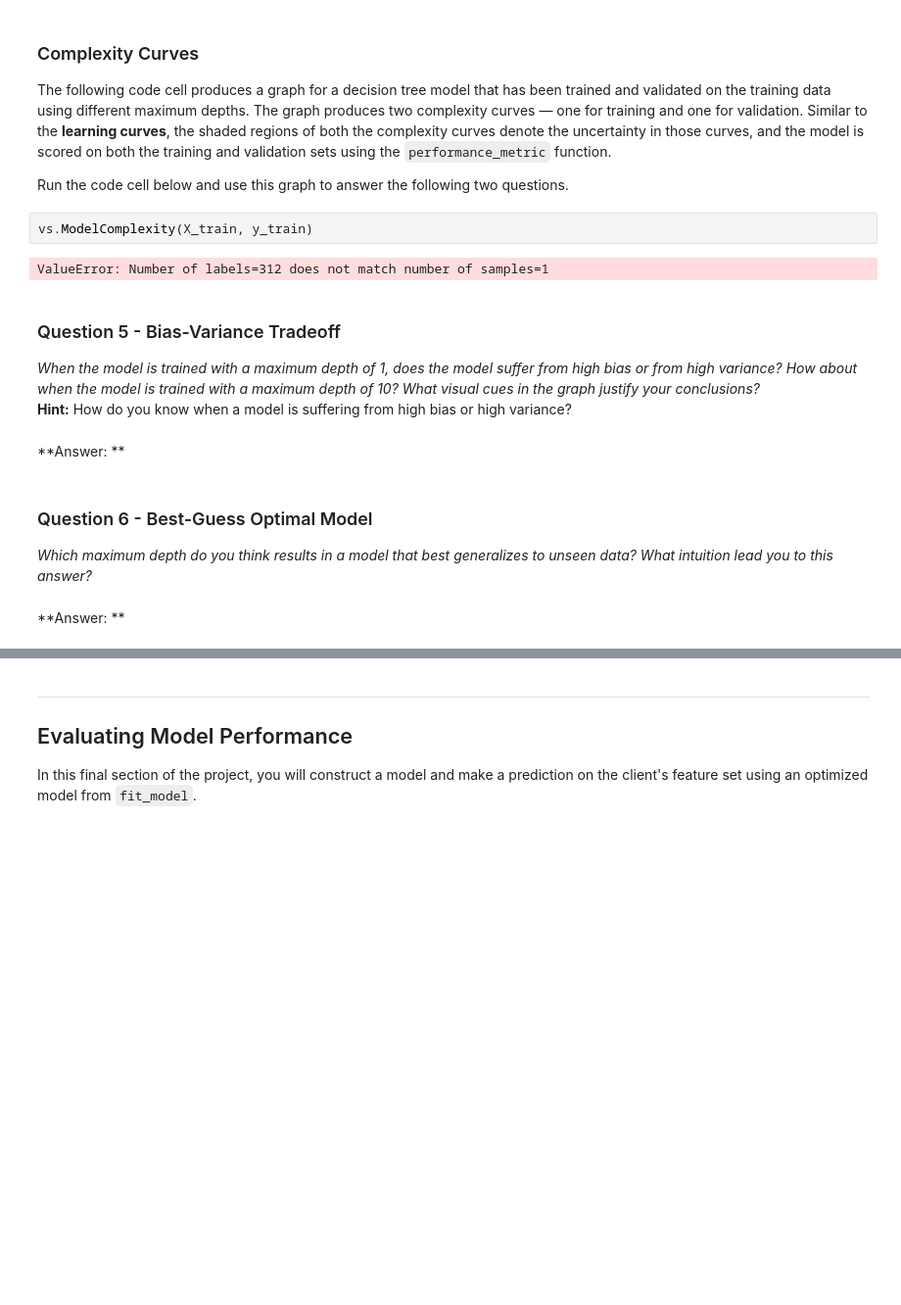
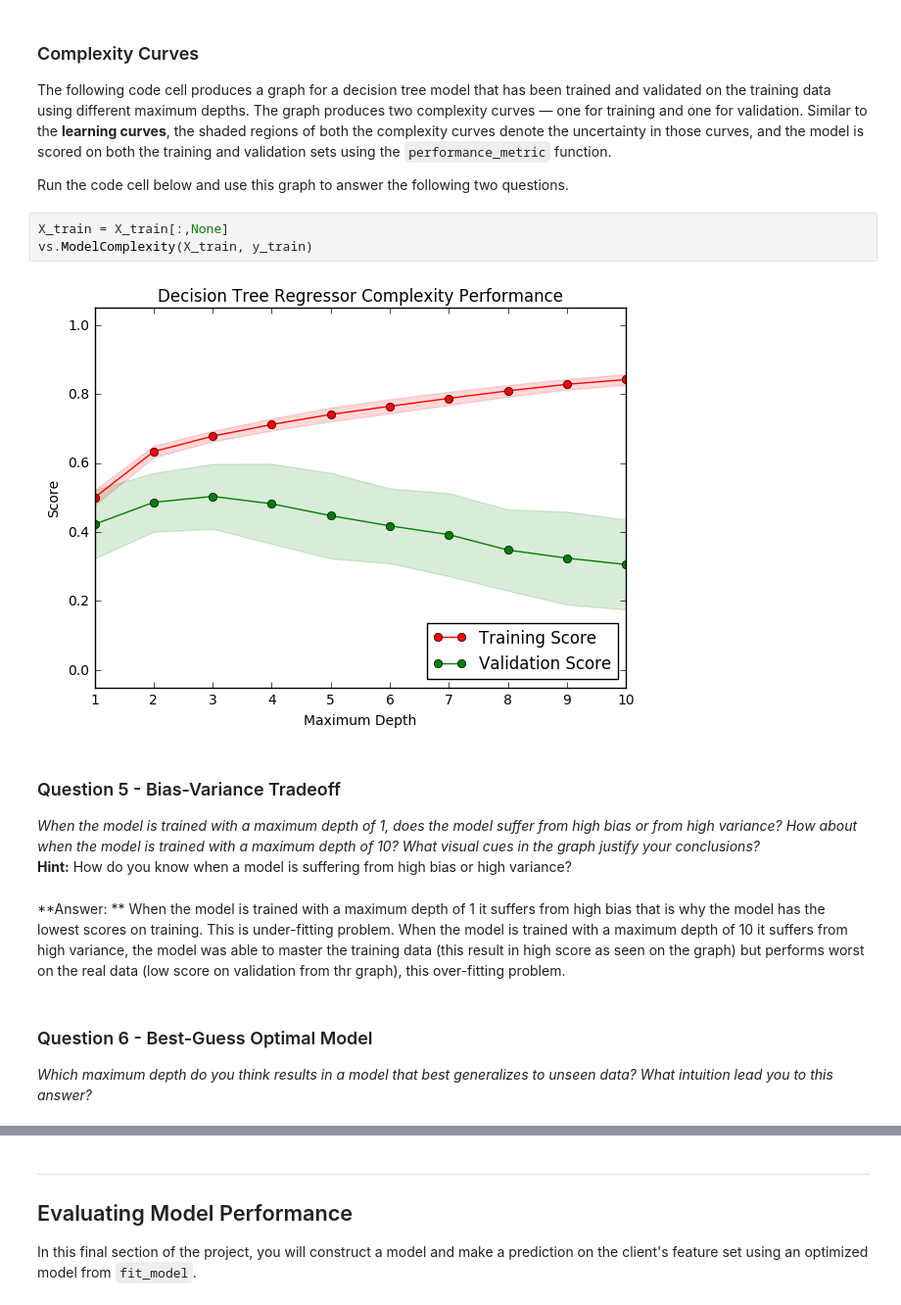
Before and after one commit to bamtak/udacity, a Jupyter notebook: boston_housing/boston_housing.ipynb, the cells around one changed output, grey strips where cells are left out. Shown at 98% size. Cells and saved outputs as stored; diff of their text form; blank space fills up the shorter version.

```diff
--- a/boston_housing/boston_housing.ipynb
+++ b/boston_housing/boston_housing.ipynb
@@ -202,17 +202,17 @@ The following code cell produces a graph for a decision tree model that has been
 
 Run the code cell below and use this graph to answer the following two questions.
 # %%
+X_train = X_train[:,None]
 vs.ModelComplexity(X_train, y_train)
 # %% [output]
-ValueError: Number of labels=312 does not match number of samples=1
+[figure, added]
 # %% [markdown]
 ### Question 5 - Bias-Variance Tradeoff
 *When the model is trained with a maximum depth of 1, does the model suffer from high bias or from high variance? How about when the model is trained with a maximum depth of 10? What visual cues in the graph justify your conclusions?*
 **Hint:** How do you know when a model is suffering from high bias or high variance?
-# %% [markdown]
-**Answer: **
+# %% [markdown]
+**Answer: ** When the model is trained with a maximum depth of 1 it suffers from high bias that is why the model has the lowest scores on training. This is under-fitting problem.
+When the model is trained with a maximum depth of 10 it suffers from high variance, the model was able to master the training data (this result in high score as seen on the graph) but performs worst on the real data (low score on validation from thr graph), this over-fitting problem.
 # %% [markdown]
 ### Question 6 - Best-Guess Optimal Model
 *Which maximum depth do you think results in a model that best generalizes to unseen data? What intuition lead you to this answer?*
-# %% [markdown]
-**Answer: **
```
Also changed, not shown: parts of 13 cells of this notebook, 5 other files.
